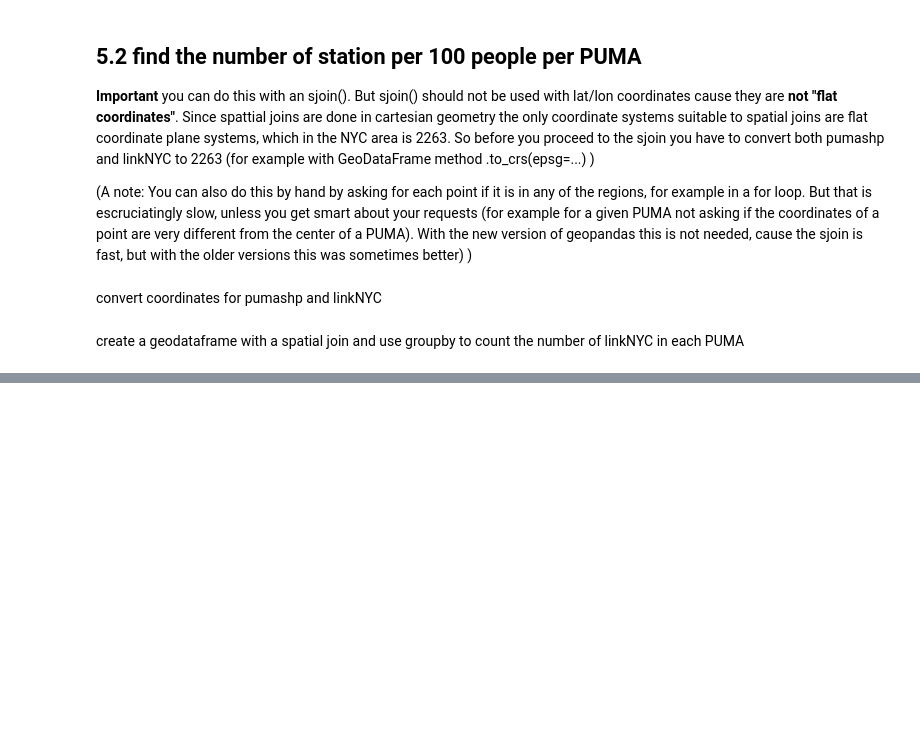
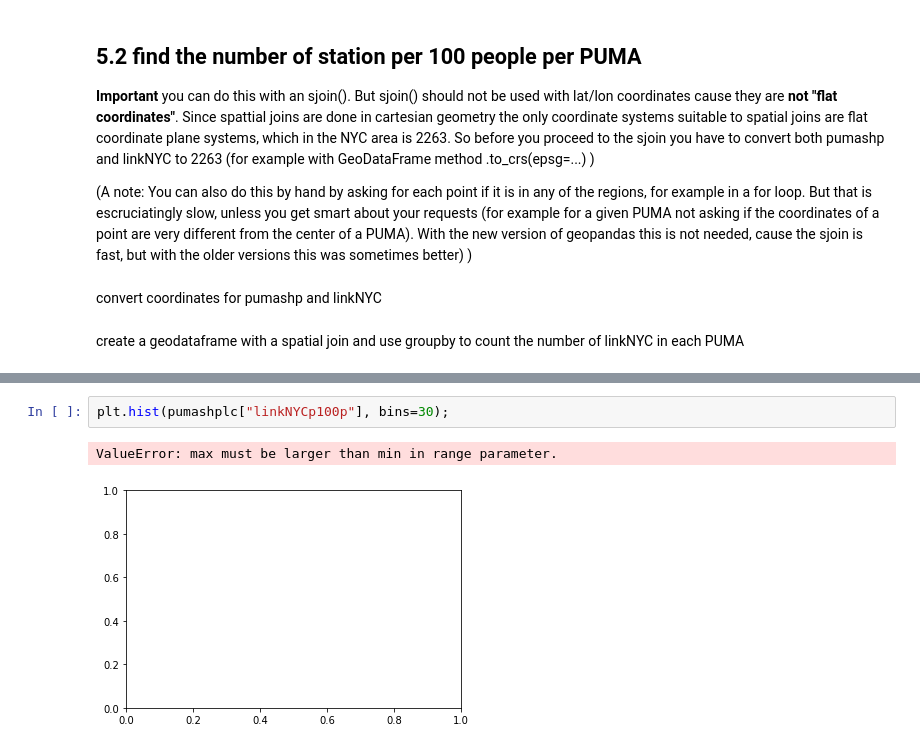
Before and after one commit to SohamMody/PUI2018_srm699, a Jupyter notebook: HW7_srm699/geopandas_census.ipynb, the cells around one changed output, grey strips where cells are left out. Drawn from its saved outputs; the diff is of its cells as text; blank space fills up the shorter version.

```diff
--- a/HW7_srm699/geopandas_census.ipynb
+++ b/HW7_srm699/geopandas_census.ipynb
@@ -532,0 +551,5 @@ pumashp2
+# %%
+plt.hist(pumashplc["linkNYCp100p"], bins=30);
+# %% [output]
+ValueError: max must be larger than min in range parameter.
+[figure, added]
```
Also changed, not shown: parts of 13 cells of this notebook.
